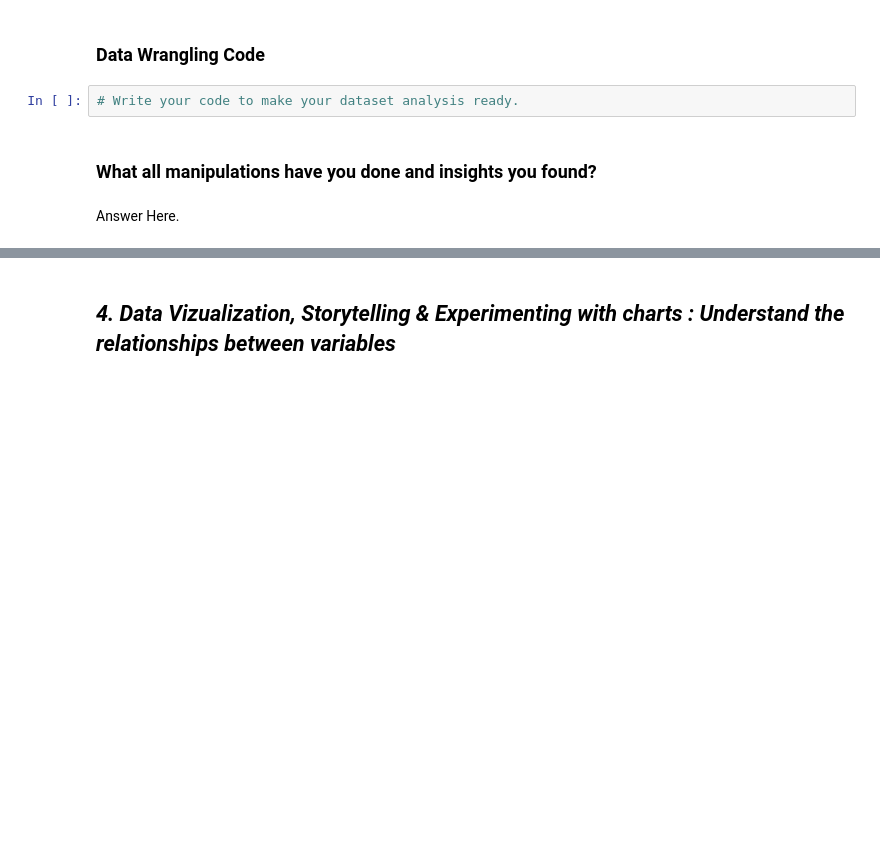
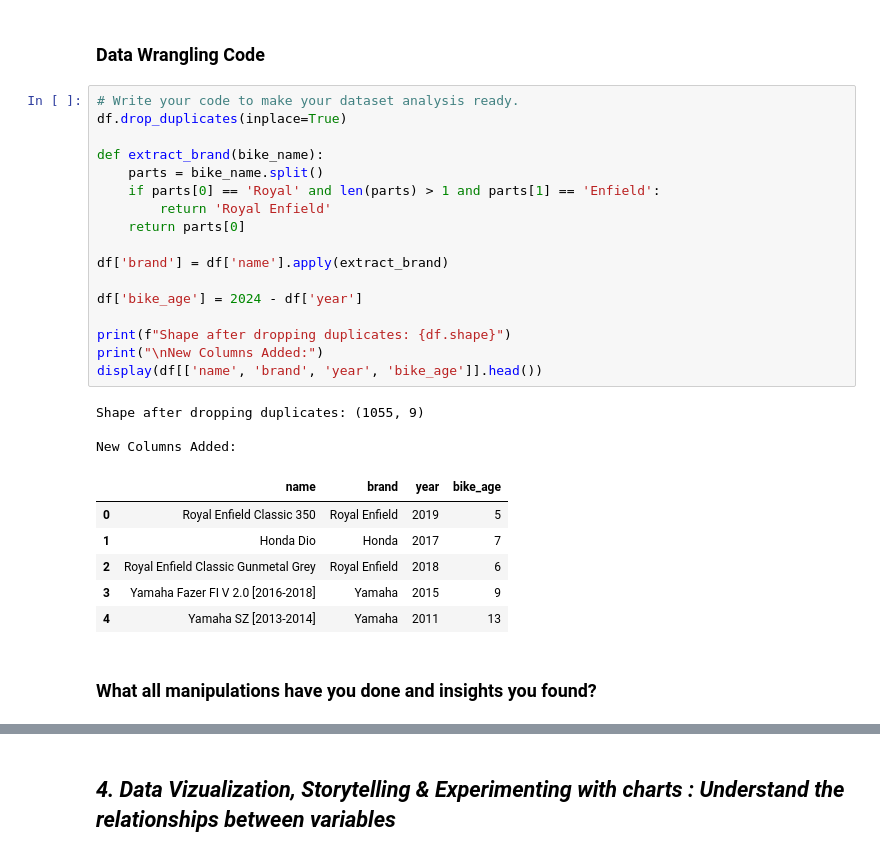
Before and after one commit to VishalChauhan85/Motorcycle-Dataset---ML, a Jupyter notebook: Motorcycle_Dataset_ML.ipynb, the cells around one changed output, grey strips where cells are left out. Drawn from its saved outputs; the diff is of its cells as text; blank space fills up the shorter version.

Commit message:
complete data wrangling, handle duplicates and engineer features

```diff
--- a/Motorcycle_Dataset_ML.ipynb
+++ b/Motorcycle_Dataset_ML.ipynb
@@ -232,9 +232,32 @@ Unique values in 'ex_showroom_price': 230
 ## 3. ***Data Wrangling***
 # %% [markdown]
 ### Data Wrangling Code
-# %%
-# Write your code to make your dataset analysis ready.
+# %%
+# Write your code to make your dataset analysis ready.
+df.drop_duplicates(inplace=True)
+
+def extract_brand(bike_name):
+    parts = bike_name.split()
+    if parts[0] == 'Royal' and len(parts) > 1 and parts[1] == 'Enfield':
+        return 'Royal Enfield'
+    return parts[0]
+
+df['brand'] = df['name'].apply(extract_brand)
+
+df['bike_age'] = 2024 - df['year']
+
+print(f"Shape after dropping duplicates: {df.shape}")
+print("\nNew Columns Added:")
+display(df[['name', 'brand', 'year', 'bike_age']].head())
+# %% [output]
+Shape after dropping duplicates: (1055, 9)
+
+New Columns Added:
+|  | name | brand | year | bike_age |
+| 0 | Royal Enfield Classic 350 | Royal Enfield | 2019 | 5 |
+| 1 | Honda Dio | Honda | 2017 | 7 |
+| 2 | Royal Enfield Classic Gunmetal Grey | Royal Enfield | 2018 | 6 |
+| 3 | Yamaha Fazer FI V 2.0 [2016-2018] | Yamaha | 2015 | 9 |
+| 4 | Yamaha SZ [2013-2014] | Yamaha | 2011 | 13 |
 # %% [markdown]
 ### What all manipulations have you done and insights you found?
-# %% [markdown]
-Answer Here.
```
Also changed, not shown: parts of 2 cells of this notebook.
